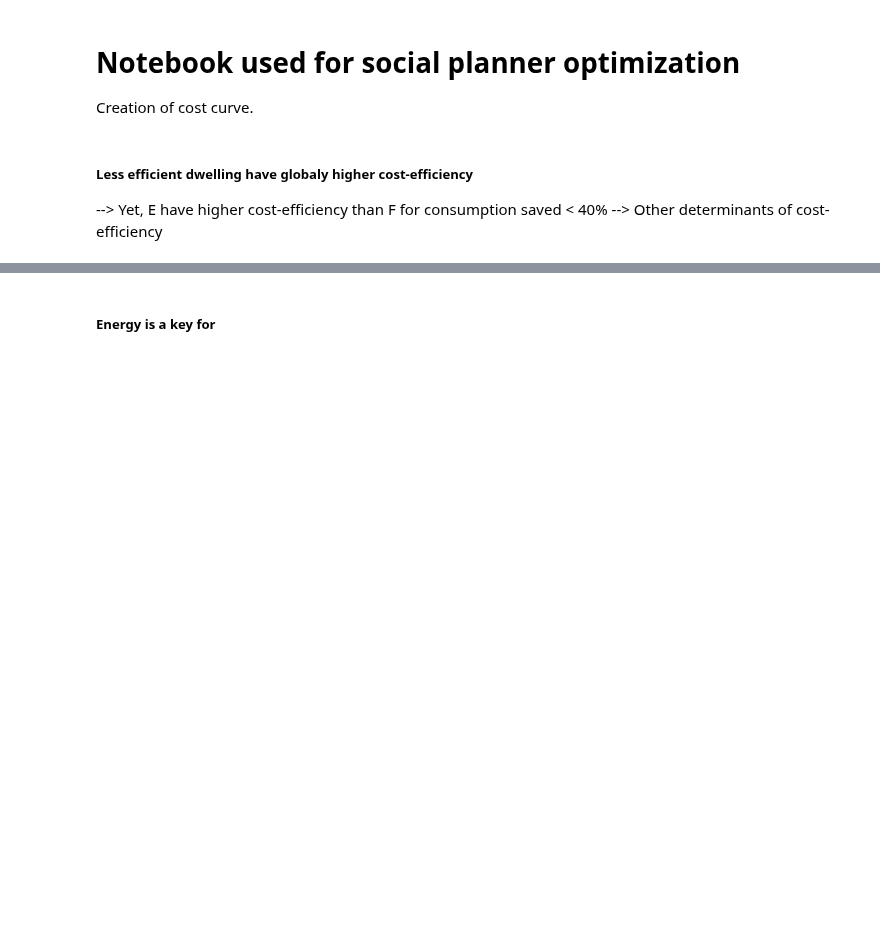
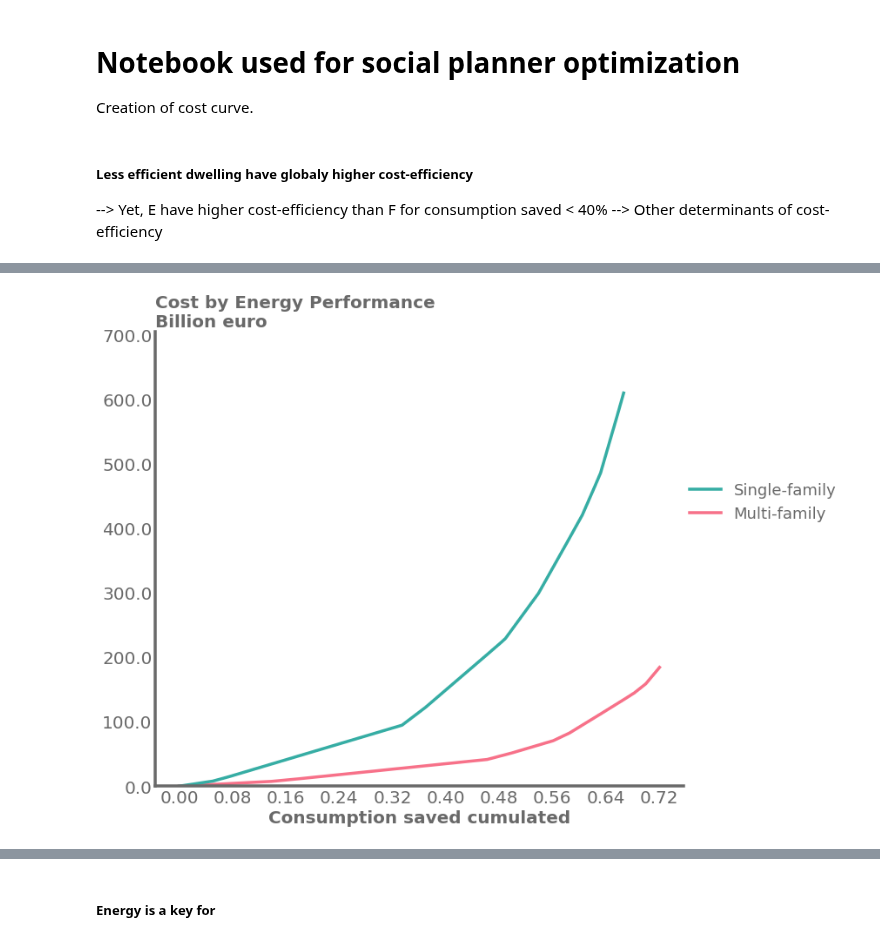
Before and after one commit to CIRED/Res-IRF4, a Jupyter notebook: project/analysis/cost_curve/cost_curve.ipynb, the cells around one changed output, grey strips where cells are left out. Cells and saved outputs as stored; diff of their text form; code cells hidden in the pictures; blank space fills up the shorter version.

```diff
--- a/project/analysis/cost_curve/cost_curve.ipynb
+++ b/project/analysis/cost_curve/cost_curve.ipynb
@@ -12,0 +20,4 @@ from project.model import social_planner
+# %%
+dict_cost, dict_heat_bis = social_planner(aggregation_archetype=['Housing type'], building_stock='medium_3', freq='hour', percent=True)
+make_plots(dict_cost, 'Cost by Energy Performance (Billion euro)', loc='left', left=1.15)
+# %% [output]
@@ -12,0 +27 @@ from project.model import social_planner
+[figure, added]
```
Also changed, not shown: parts of 6 cells of this notebook, 3 other files.
